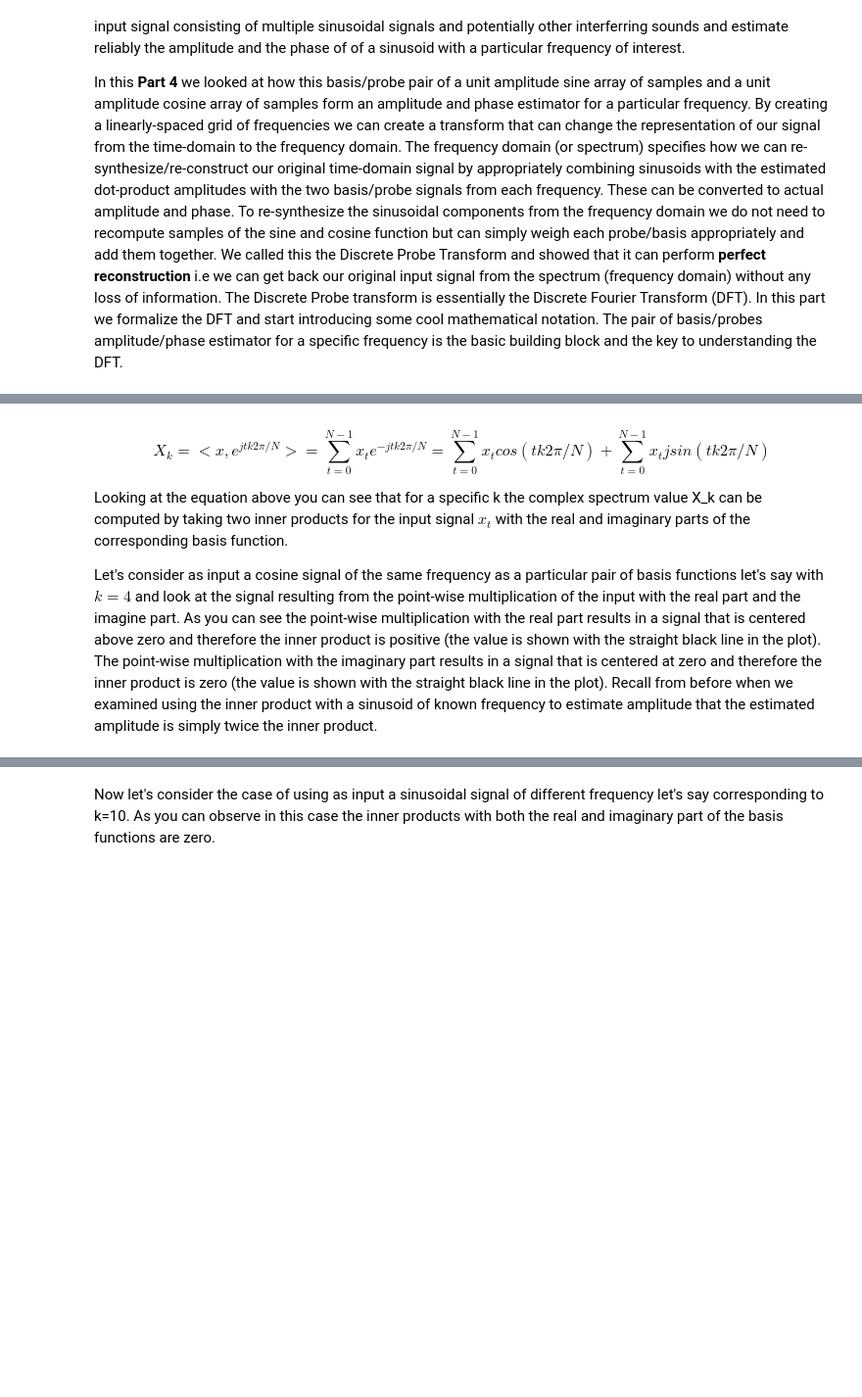
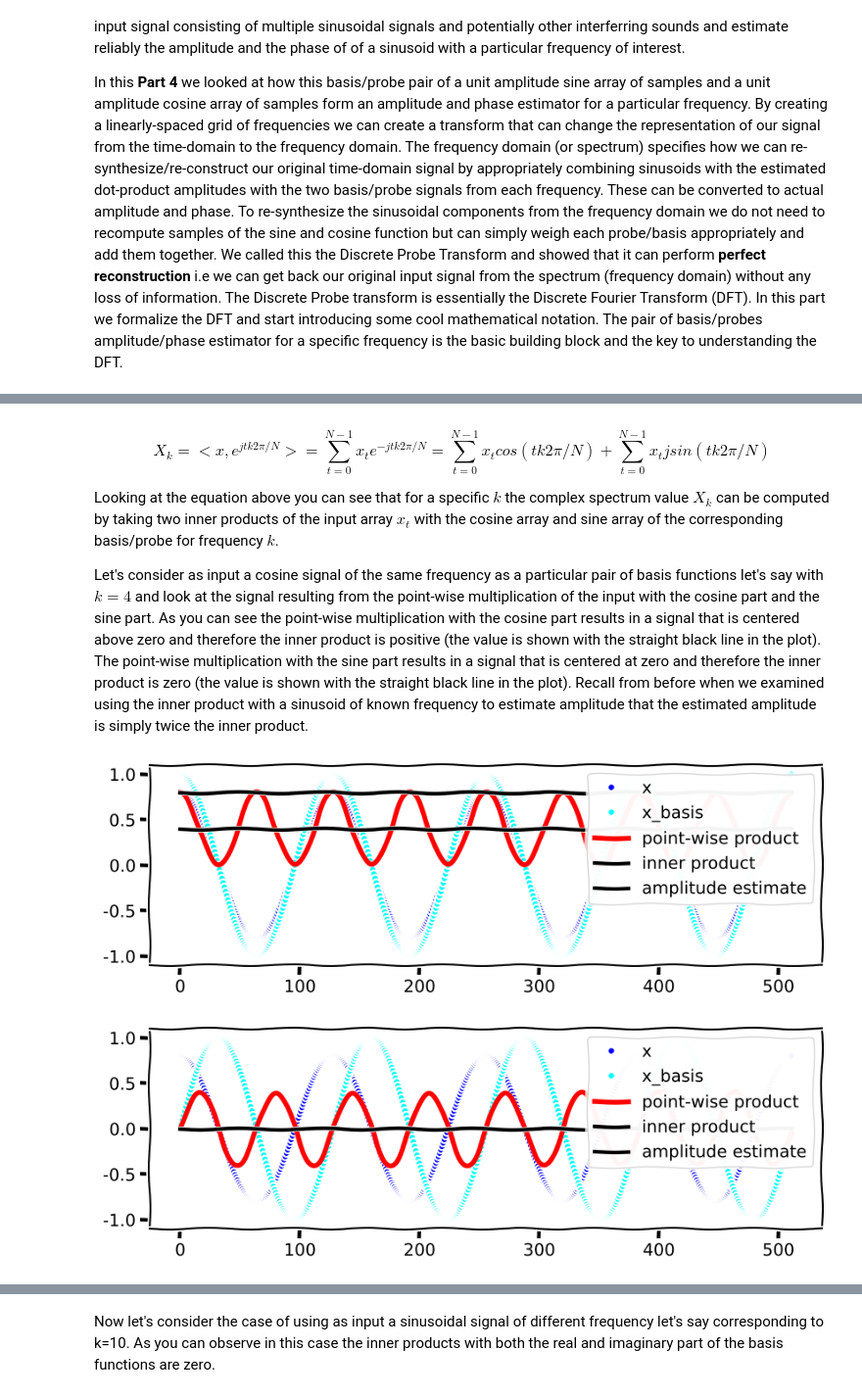
Before and after one commit to gtzan/synthesizers_cs_perspective, a Jupyter notebook: Explaining_the_DFT_a_music_perspective_part5.ipynb, the cells around one changed output, grey strips where cells are left out. Shown at 98% size. Drawn from its saved outputs; the diff is of its cells as text; code cells hidden in the pictures; blank space fills up the shorter version.

```diff
--- a/Explaining_the_DFT_a_music_perspective_part5.ipynb
+++ b/Explaining_the_DFT_a_music_perspective_part5.ipynb
@@ -86,29 +120,34 @@ plot_basis(t, cos_basis, sin_basis, k)
 X_k = <x, e^{jtk2\pi /N}> = \sum_{t=0}^{N-1} x_t e^{-j t k 2 \pi/N}  = \sum_{t=0}^{N-1} x_t cos(tk2\pi/N) + \sum_{t=0}^{N-1} x_t  j sin(tk2\pi/N)
 \end{equation}
 
-Looking at the equation above you can see that for a specific k the complex spectrum value X_k can be computed by taking two inner products for the input signal $x_t$ with the real and imaginary parts of the corresponding basis function.
+Looking at the equation above you can see that for a specific $k$ the complex spectrum value $X_k$ can be computed by taking two inner products of the input array $x_t$ with the cosine array and sine array of the corresponding basis/probe for frequency $k$.
 
-Let's consider as input a cosine signal of the same frequency as a particular pair of basis functions let's say with $k=4$ and look at the signal resulting from the point-wise multiplication of the input with the real part and the imagine part. As you can see the point-wise multiplication with the real part results in a signal that is centered above zero and therefore the inner product is positive (the value is shown with the straight black line in the plot). The point-wise multiplication with the imaginary part results in a signal that is centered at zero and therefore the inner product is zero (the value is shown with the straight black line in the plot). Recall from before when we examined using the inner product with a sinusoid of known frequency to estimate amplitude that the estimated amplitude is simply twice the inner product.
+Let's consider as input a cosine signal of the same frequency as a particular pair of basis functions let's say with $k=4$ and look at the signal resulting from the point-wise multiplication of the input with the cosine part and the sine part. As you can see the point-wise multiplication with the cosine part results in a signal that is centered above zero and therefore the inner product is positive (the value is shown with the straight black line in the plot). The point-wise multiplication with the sine part results in a signal that is centered at zero and therefore the inner product is zero (the value is shown with the straight black line in the plot). Recall from before when we examined using the inner product with a sinusoid of known frequency to estimate amplitude that the estimated amplitude is simply twice the inner product.
 # %%
 def plot_product(t,x1,x2):
     prod = np.multiply(x1,x2)
     inner_prod = np.sum(prod) / len(prod)
-    plt.figure(figsize=(20,5))
-    plt.plot(t, x1,'.', lw=1, color='blue')
-    plt.plot(t, x2,'.', lw=1, color='cyan')
+    plt.figure(figsize=(10,3))
+    plt.axis('on')
+
+    plt.plot(t, x1,'.', lw=3, color='blue')
+    plt.plot(t, x2,'.', lw=3, color='cyan')
     plt.plot(t, np.multiply(x1,x2), lw=4, color='red')
     ip_line = np.empty(len(prod))
     ip_line.fill(inner_prod)
-    plt.plot(t, ip_line, lw=4, color='black')
-    plt.plot(t, ip_line*2, lw=2, color='black')
+    plt.plot(t, ip_line, lw=3, color='black')
+    plt.plot(t, ip_line*2, lw=3, color='black')
     plt.legend(('x', 'x_basis', 'point-wise product', 'inner product', 'amplitude estimate'), loc='upper right')
 
 
 k=4
-a = 0.6
+a = 0.8
 x = a * np.cos(k*t*2*np.pi/N)
-x_re = np.cos(k*t*2*np.pi/N)
-x_im = np.sin(k*t*2*np.pi/N)
-plot_product(t,x,x_re)
-plot_product(t,x,x_im)
+x_cos = np.cos(k*t*2*np.pi/N)
+x_sin = np.sin(k*t*2*np.pi/N)
+plot_product(t,x,x_cos)
+plot_product(t,x,x_sin)
+# %% [output]
+[figure, added]
+[figure, added]
 # %% [markdown]
```
Also changed, not shown: parts of 15 cells of this notebook.
